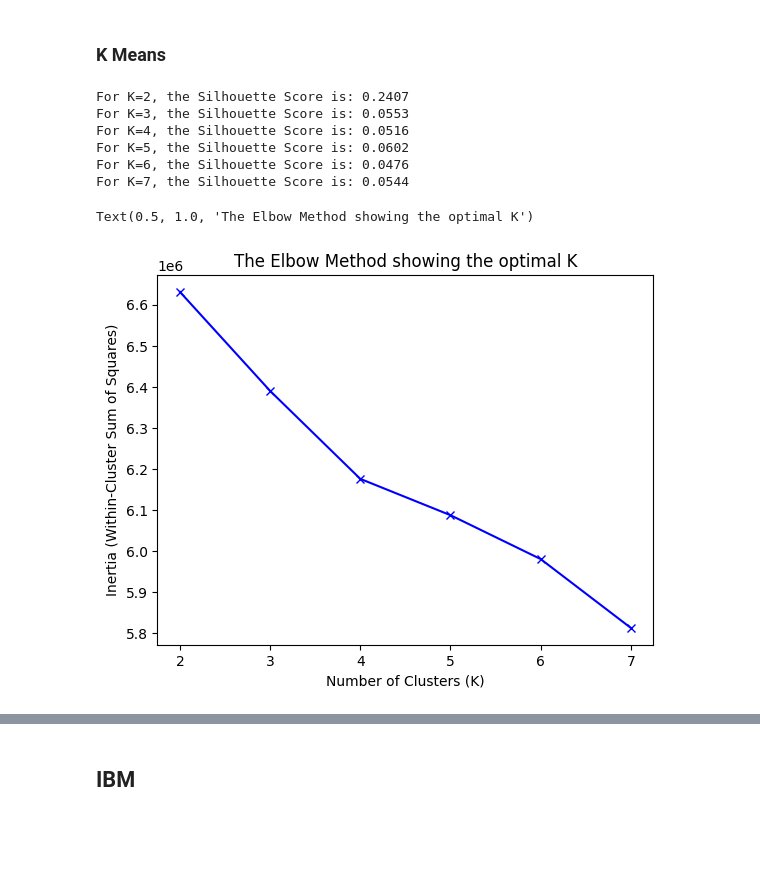
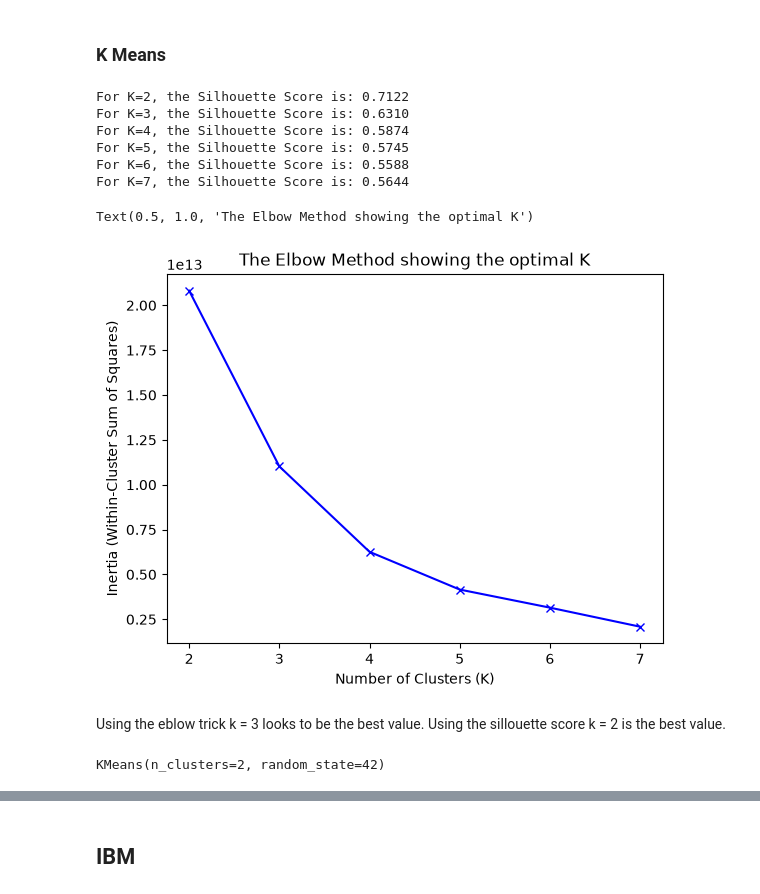
Before and after one commit to calebhadley1/DX799-capstone, a Jupyter notebook: Week10.ipynb, the cells around one changed output, grey strips where cells are left out. Cells and saved outputs as stored; diff of their text form; code cells hidden in the pictures; blank space fills up the shorter version.

```diff
--- a/Week10.ipynb
+++ b/Week10.ipynb
@@ -19,7 +22,8 @@ random_state = 42
 ### Import Dataset
 # %%
 # Import credit card datasaet
-df = pd.read_csv('C:/Users/caleb/Projects/BU Spring 2026/Module-B-semester-2/Milestone 3 EDA/credit_card_cleaned.csv')
+# df = pd.read_csv('C:/Users/caleb/Projects/BU Spring 2026/Module-B-semester-2/Milestone 3 EDA/credit_card_cleaned.csv')
+df = pd.read_csv('/Users/calebhadley/Downloads/credit_card_cleaned.csv')
 df
 # %% [output]
 |  | Time | V1 | V2 | V3 | V4 | V5 | V6 | V7 | V8 | V9 | ... | ... |
@@ -49,0 +47,6 @@ X_train, X_test, y_train, y_test = train_test_split(X,
+# %%
+print("Original dataset shape:", Counter(y))
+rus = RandomUnderSampler(sampling_strategy=0.01, random_state=42)
+X_resampled, y_resampled = rus.fit_resample(X, y)
+df_resampled = X_resampled.join(y_resampled)
+print("Resampled dataset shape:", Counter(y_resampled))
@@ -58,31 +63,38 @@ X_test_scaled = scaler.transform(X_test)
 # %%
 from sklearn.metrics import silhouette_score
 
 
 inertia_values = []
 K_range = range(2, 8)
 
 for k in K_range:
     model = KMeans(n_clusters=k, random_state=42, n_init="auto")
-    model.fit(X_train_scaled)
+    model.fit(X_resampled)
     inertia_values.append(model.inertia_)
 
-    cluster_labels = model.predict(X_train_scaled)
-    score = silhouette_score(X_train_scaled, cluster_labels, metric='euclidean')
+    cluster_labels = model.predict(X_resampled)
+    score = silhouette_score(X_resampled, cluster_labels, metric='euclidean')
 
     print(f"For K={k}, the Silhouette Score is: {score:.4f}")
 
 # Plot the elbow curve
 plt.plot(K_range, inertia_values, 'bx-')
 plt.xlabel('Number of Clusters (K)')
 plt.ylabel('Inertia (Within-Cluster Sum of Squares)')
 plt.title('The Elbow Method showing the optimal K')
 # %% [output]
-For K=2, the Silhouette Score is: 0.2407
-For K=3, the Silhouette Score is: 0.0553
-For K=4, the Silhouette Score is: 0.0516
-For K=5, the Silhouette Score is: 0.0602
-For K=6, the Silhouette Score is: 0.0476
-For K=7, the Silhouette Score is: 0.0544
+For K=2, the Silhouette Score is: 0.7122
+For K=3, the Silhouette Score is: 0.6310
+For K=4, the Silhouette Score is: 0.5874
+For K=5, the Silhouette Score is: 0.5745
+For K=6, the Silhouette Score is: 0.5588
+For K=7, the Silhouette Score is: 0.5644
 Text(0.5, 1.0, 'The Elbow Method showing the optimal K')
-[figure, old version]
+[figure, new version]
+# %% [markdown]
+Using the eblow trick k = 3 looks to be the best value. Using the sillouette score k = 2 is the best value.
+# %%
+kmeans = KMeans(n_clusters=2, random_state=random_state, n_init="auto")
+kmeans.fit(X_scaled)
+# %% [output]
+KMeans(n_clusters=2, random_state=42)
```
Also changed, not shown: parts of 9 cells of this notebook.
